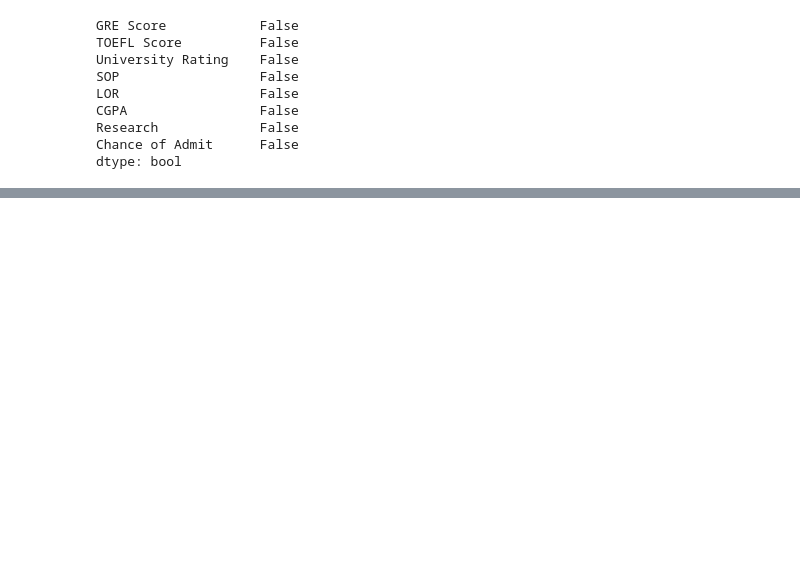
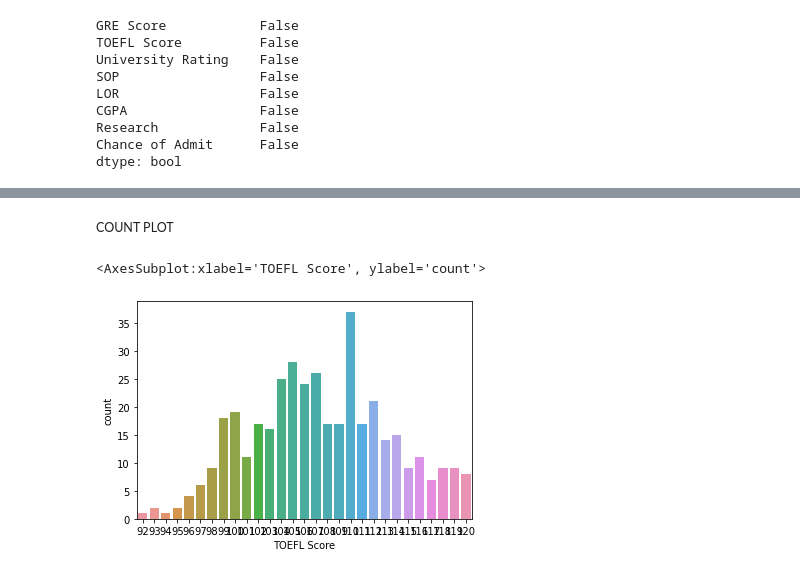
Before and after one commit to IBM-EPBL/IBM-Project-38189-1660374589, a Jupyter notebook: Project Folder/University Admission Prediction.ipynb, the cells around one changed output, grey strips where cells are left out. Drawn from its saved outputs; the diff is of its cells as text; code cells hidden in the pictures; blank space fills up the shorter version.

```diff
--- a/Project Folder/University Admission Prediction.ipynb
+++ b/Project Folder/University Admission Prediction.ipynb
@@ -47,0 +76,7 @@ dtype: bool
+# %% [markdown]
+<small> COUNT PLOT </small>
+# %%
+sns.countplot(x=data['TOEFL Score'])
+# %% [output]
+<AxesSubplot:xlabel='TOEFL Score', ylabel='count'>
+[figure, added]
```
Also changed, not shown: parts of 31 cells of this notebook.
